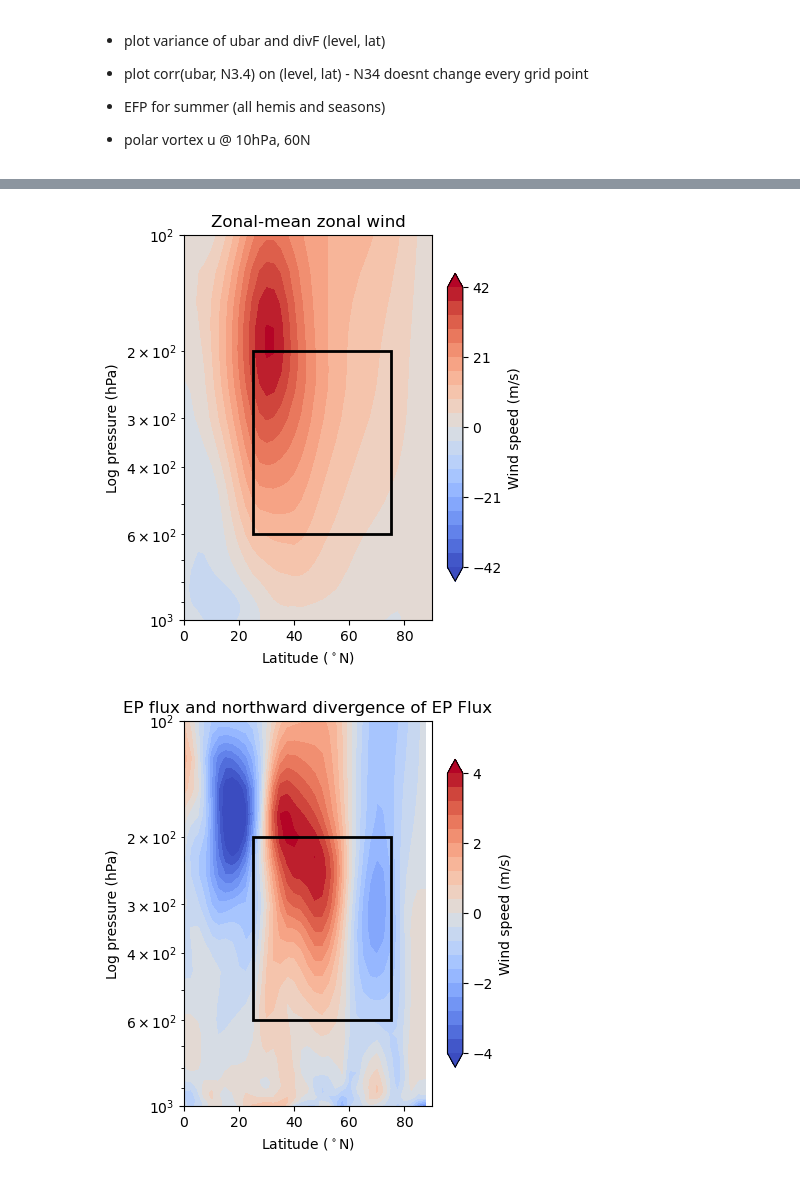
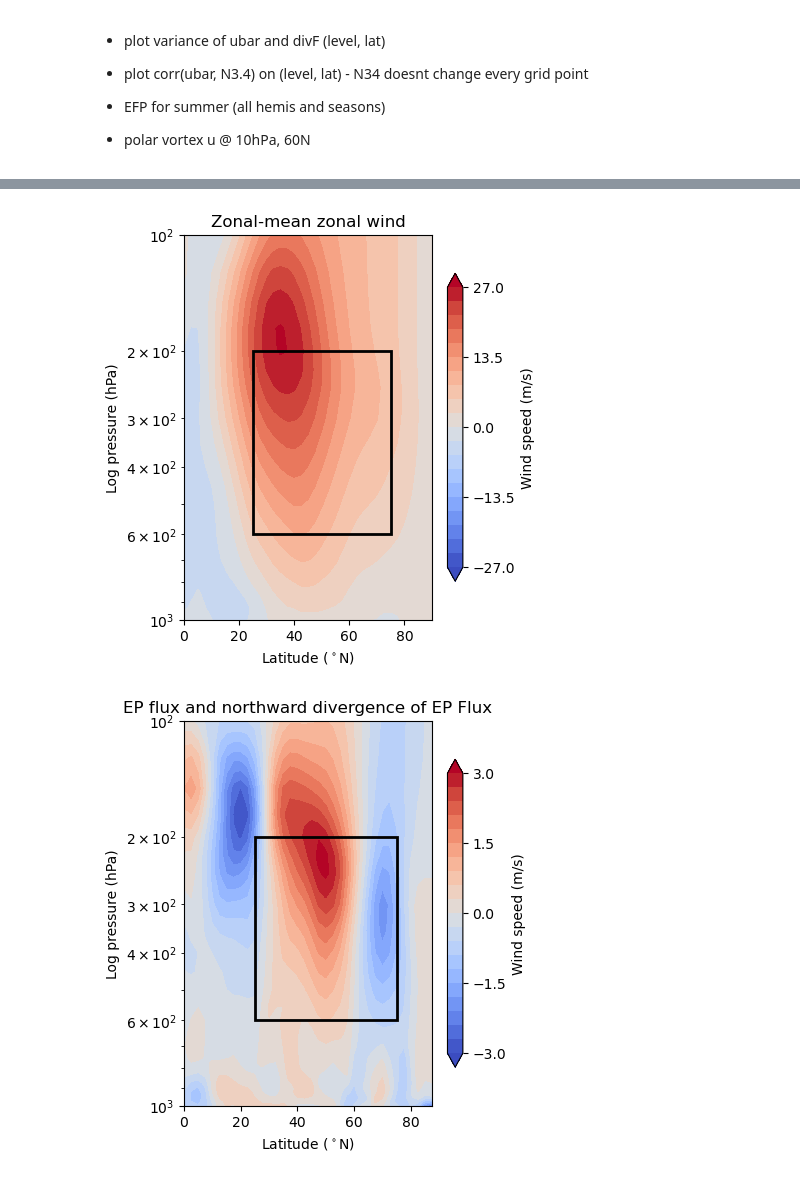
Before and after one commit to Caturrell/eddy_feedback, a Jupyter notebook: research/variability/variability.ipynb, the cells around one changed output, grey strips where cells are left out. Cells and saved outputs as stored; diff of their text form; code cells hidden in the pictures.

Commit message:
lots of function changes and admin stuff

```diff
--- a/research/variability/variability.ipynb
+++ b/research/variability/variability.ipynb
@@ -17,6 +15,11 @@ import functions.eddy_feedback as ef
 # %%
+import sys
+sys.path.append('/home/links/ct715/eddy_feedback/')
+import functions.eddy_feedback as ef
+import functions.plotting as plot
+
 # import dataset
-ds = xr.open_mfdataset('/home/links/ct715/eddy_feedback/daily_datasets/jra55_djf_ep.nc',
+ds = xr.open_mfdataset('/home/links/ct715/data_storage/reanalysis/jra55_daily/jra55_ubar_ep-both.nc',
                             parallel=True, chunks={'time': 31})
 ds
 # %% [output]
@@ -48,8 +77,8 @@ ef.plot_variance(ds, variable='div1', latitude='NH')
 # %%
-ef.plot_ubar(ds, show_rect=True, latitude='NH', yscale='log', top_atmos=100.)
+plot.plot_ubar(ds, show_rect=True, latitude='NH', yscale='log', top_atmos=100.)
 # %% [output]
-[figure, old version]
+[figure, new version]
 # %%
-ef.plot_epfluxes_div(ds, plot_arrows=False, latitude='NH', show_rect=True, top_atmos=100., yscale='log')
+plot.plot_epfluxes_div(ds, which_div1='div1_pr', plot_arrows=False, latitude='NH', show_rect=True, top_atmos=100., yscale='log')
 # %% [output]
-[figure, old version]
+[figure, new version]
```
Also changed, not shown: parts of 7 cells of this notebook, 7 other files.
